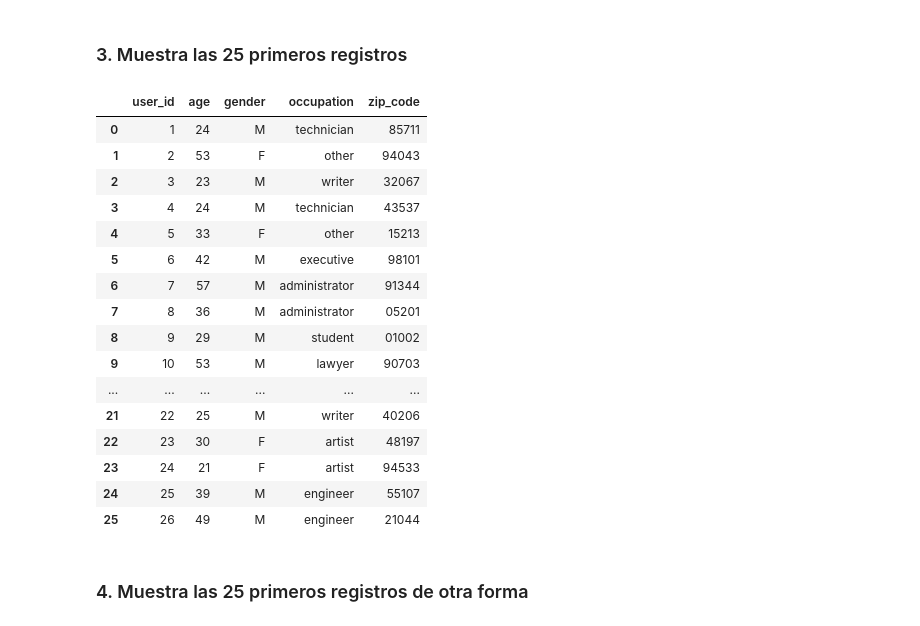
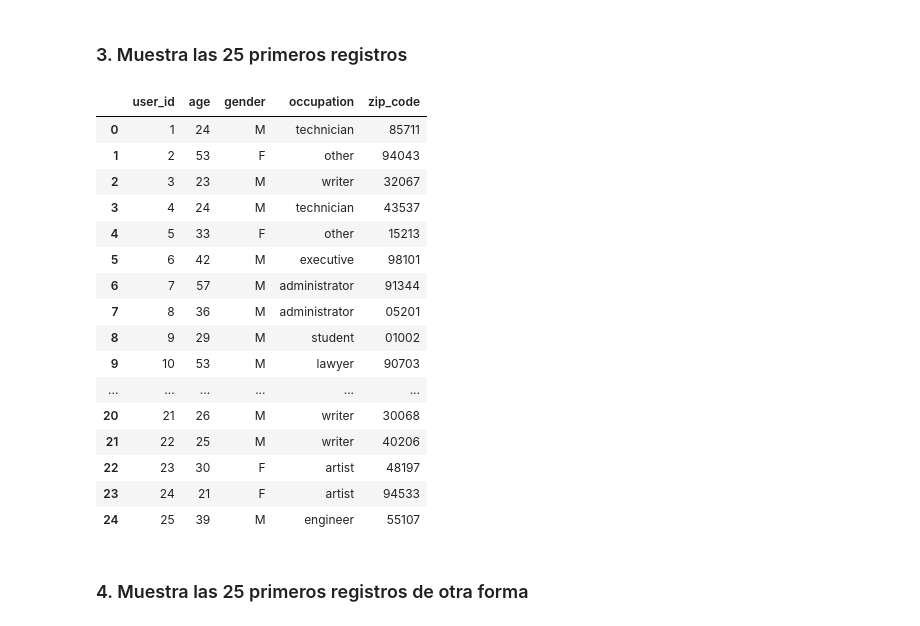
Before and after one commit to larasarasola2-maker/2026-10-BILBAO-FT-Data-Science, a Jupyter notebook: 2-Data_Analysis/2-Pandas/Practica/0-Occupation/Occupation_Lara.ipynb, the cells around one changed output. Drawn from its saved outputs; the diff is of its cells as text; code cells hidden in the pictures.

```diff
--- a/2-Data_Analysis/2-Pandas/Practica/0-Occupation/Occupation_Lara.ipynb
+++ b/2-Data_Analysis/2-Pandas/Practica/0-Occupation/Occupation_Lara.ipynb
@@ -29,25 +29,26 @@ users
 # %% [markdown]
 ### 3. Muestra las 25 primeros registros
 # %%
-users.iloc[0:26]
+#users.iloc[0:26]
+(users.head(25))
 # %% [output]
 |  | user_id | age | gender | occupation | zip_code |
 | 0 | 1 | 24 | M | technician | 85711 |
 | 1 | 2 | 53 | F | other | 94043 |
 | 2 | 3 | 23 | M | writer | 32067 |
 | 3 | 4 | 24 | M | technician | 43537 |
 | 4 | 5 | 33 | F | other | 15213 |
 | 5 | 6 | 42 | M | executive | 98101 |
 | 6 | 7 | 57 | M | administrator | 91344 |
 | 7 | 8 | 36 | M | administrator | 05201 |
 | 8 | 9 | 29 | M | student | 01002 |
 | 9 | 10 | 53 | M | lawyer | 90703 |
 | ... | ... | ... | ... | ... | ... |
+| 20 | 21 | 26 | M | writer | 30068 |
 | 21 | 22 | 25 | M | writer | 40206 |
 | 22 | 23 | 30 | F | artist | 48197 |
 | 23 | 24 | 21 | F | artist | 94533 |
 | 24 | 25 | 39 | M | engineer | 55107 |
-| 25 | 26 | 49 | M | engineer | 21044 |
 # %% [markdown]
 ### 4. Muestra las 25 primeros registros de otra forma
 # %%
```
Also changed, not shown: parts of 6 cells of this notebook, 1 other file.
